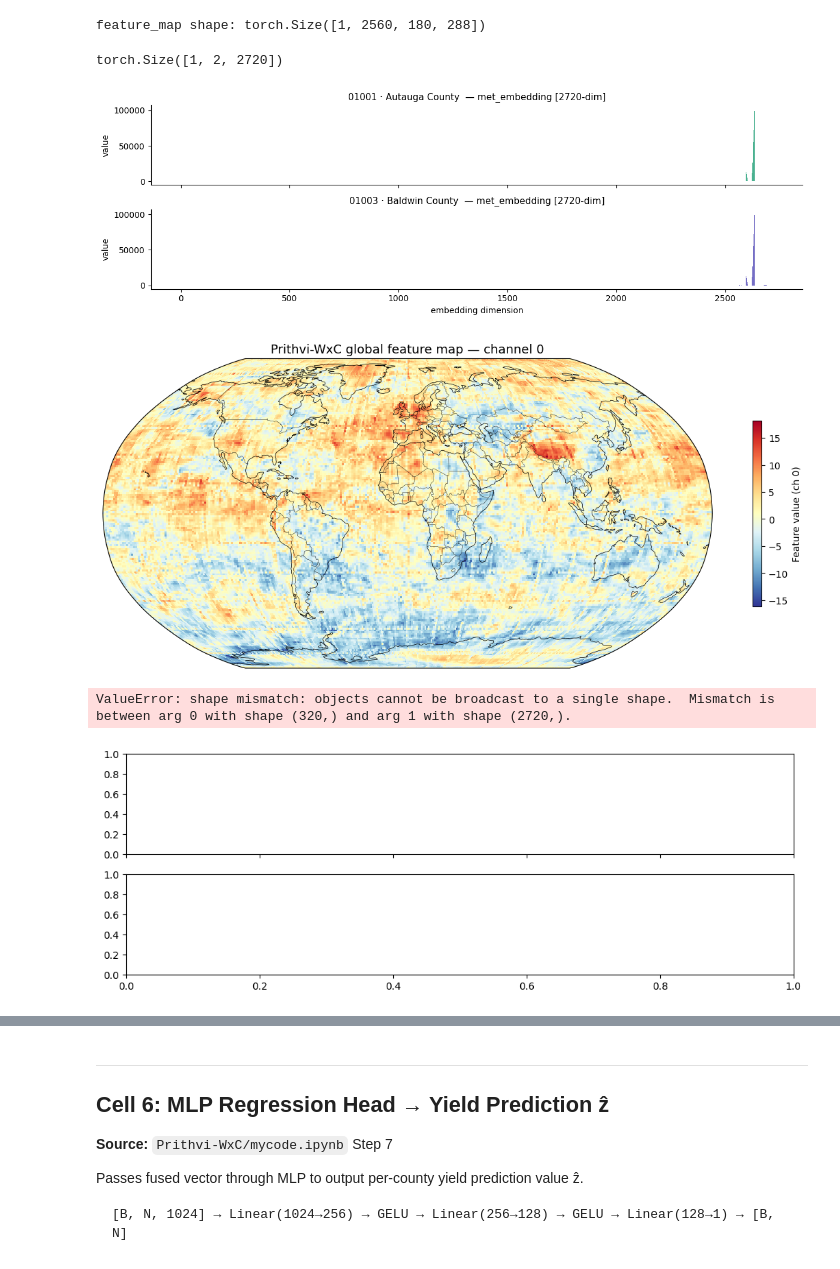
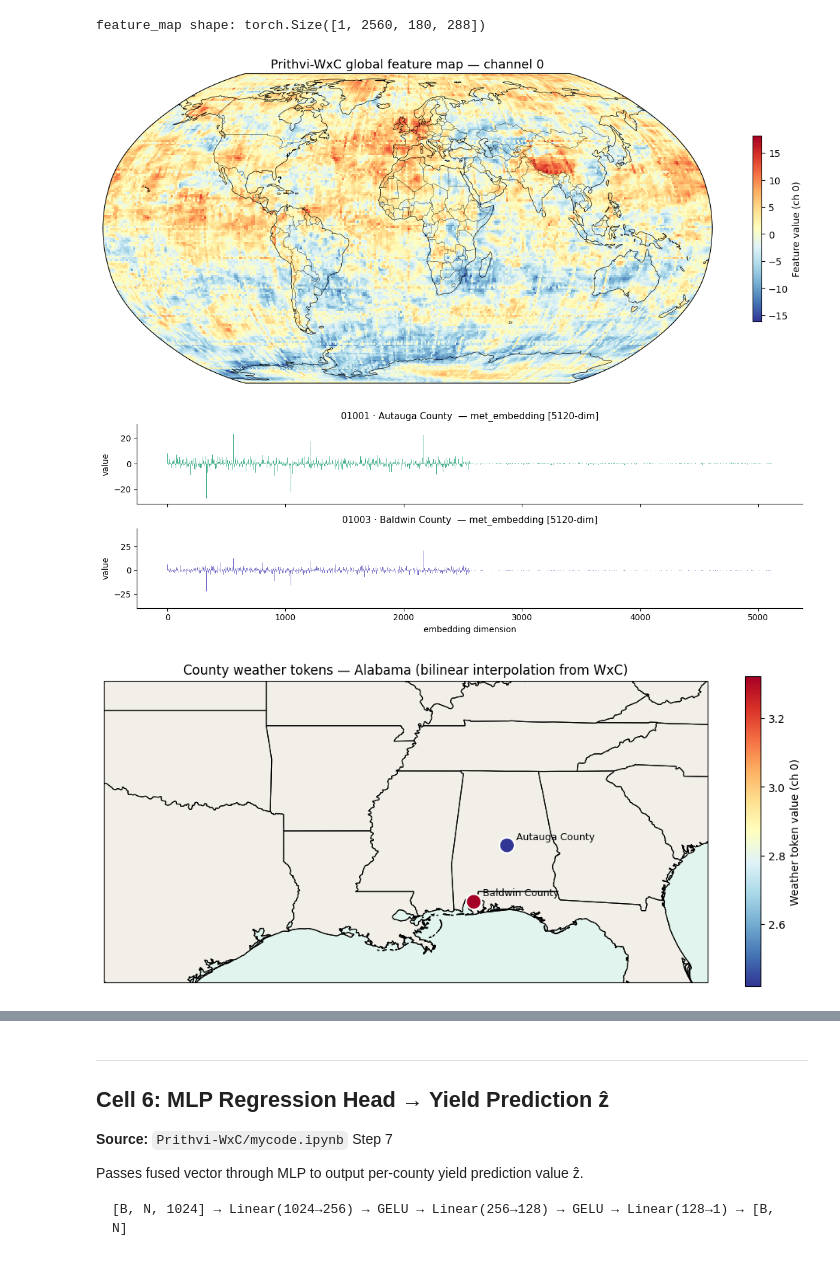
Before and after one commit to okitamisan01/Prithvi_EO_and_WxC, a Jupyter notebook: main.ipynb, the cells around one changed output, grey strips where cells are left out. Drawn from its saved outputs; the diff is of its cells as text; code cells hidden in the pictures.

```diff
--- a/main.ipynb
+++ b/main.ipynb
@@ -758,32 +799,13 @@ Fused embedding : torch.Size([1, 2, 1024])
 print(f"feature_map shape: {feature_map.shape}")
 # %% [output]
 feature_map shape: torch.Size([1, 2560, 180, 288])
-# %%
-# met_embeddingの次元を確認
-print(met_embedding.shape)  # [1, 2, 2720] になっているはず
-
-# ── 可視化コードの修正 ──────────────────────────────────
-met = met_embedding[0].detach().cpu().numpy()  # [2, 2720]
-n_dim = met.shape[1]  # 320ではなく実際の次元数を使う
-
-fig, axes = plt.subplots(2, 1, figsize=(12, 4), sharex=True)
-for i, (ax, geoid, name) in enumerate(zip(axes, RESOLVED_GEOIDS, df_target["NAME"].tolist())):
-    ax.bar(range(n_dim), met[i], color=["#1D9E75","#534AB7"][i], width=1.0, alpha=0.8)
-    ax.set_ylabel("value")
-    ax.set_title(f"{geoid} · {name}  — met_embedding [{n_dim}-dim]", fontsize=11)
-    ax.spines[["top","right"]].set_visible(False)
-axes[-1].set_xlabel("embedding dimension")
-plt.tight_layout()
-plt.show()
-# %% [output]
-torch.Size([1, 2, 2720])
-[figure, removed]
 # %%
+import numpy as np
 import matplotlib.pyplot as plt
-import matplotlib.colors as mcolors
-import numpy as np
 import cartopy.crs as ccrs
 import cartopy.feature as cfeature
+import torch  # detach().cpu().numpy() を使用しているため
+import pandas as pd  # df_target を使用しているため
 
 # ═══════════════════════════════════════════════
 # 1. feature_map — 全球気象特徴マップ (Cell 4)
@@ -812,13 +834,14 @@ plt.show()
 # ═══════════════════════════════════════════════
 # 2. met_embedding — 2郡の気象埋め込み (Cell 4-5)
 # ═══════════════════════════════════════════════
-met = met_embedding[0].detach().cpu().numpy()  # [2, 320]
+met = met_embedding[0].detach().cpu().numpy()  # [2, 5120]
+n_dim = met.shape[1]  # 自動で5120を取得
 
 fig, axes = plt.subplots(2, 1, figsize=(12, 4), sharex=True)
 for i, (ax, geoid, name) in enumerate(zip(axes, RESOLVED_GEOIDS, df_target["NAME"].tolist())):
-    ax.bar(range(320), met[i], color=["#1D9E75","#534AB7"][i], width=1.0, alpha=0.8)
+    ax.bar(range(n_dim), met[i], color=["#1D9E75","#534AB7"][i], width=1.0, alpha=0.8)
     ax.set_ylabel("value")
-    ax.set_title(f"{geoid} · {name}  — met_embedding [320-dim]", fontsize=11)
+    ax.set_title(f"{geoid} · {name}  — met_embedding [{n_dim}-dim]", fontsize=11)
     ax.spines[["top","right"]].set_visible(False)
 axes[-1].set_xlabel("embedding dimension")
 plt.tight_layout()
@@ -829,35 +852,35 @@ plt.show()
 # ═══════════════════════════════════════════════
 fig, ax = plt.subplots(figsize=(10, 6),
                        subplot_kw={"projection": ccrs.PlateCarree()})
 ax.set_extent([-100, -80, 28, 38], crs=ccrs.PlateCarree())
 ax.add_feature(cfeature.STATES,     linewidth=0.8)
 ax.add_feature(cfeature.COASTLINE,  linewidth=0.8)
 ax.add_feature(cfeature.LAND,       facecolor="#F1EFE8")
 ax.add_feature(cfeature.OCEAN,      facecolor="#E1F5EE")
 
 # 郡のcentroidをプロット
 lats_c = df_target["lat"].tolist()
 lons_c = df_target["lon"].tolist()
 names  = df_target["NAME"].tolist()
 tokens = county_weather_token[0].detach().cpu().numpy()  # [2, 160]
 vals   = tokens[:, 0]  # channel 0 の値で色付け
 
 sc = ax.scatter(lons_c, lats_c, c=vals, s=200,
                 cmap="RdYlBu_r", transform=ccrs.PlateCarree(),
                 edgecolors="white", linewidths=1.5, zorder=5)
 plt.colorbar(sc, ax=ax, shrink=0.7, label="Weather token value (ch 0)")
 
 for lon, lat, name in zip(lons_c, lats_c, names):
     ax.text(lon + 0.3, lat + 0.2, name, fontsize=9,
             transform=ccrs.PlateCarree())
 
 ax.set_title("County weather tokens — Alabama (bilinear interpolation from WxC)", fontsize=12)
 plt.tight_layout()
 plt.show()
 # %% [output]
 [figure]
-ValueError: shape mismatch: objects cannot be broadcast to a single shape.  Mismatch is between arg 0 with shape (320,) and arg 1 with shape (2720,).
-[figure, old version]
+[figure, new version]
+[figure, added]
 # %%
 print("county_weather_token stats:")
 print(f"  mean={county_weather_token.mean():.4f}  std={county_weather_token.std():.4f}  max={county_weather_token.max():.4f}")
```
Also changed, not shown: parts of 5 cells of this notebook.
